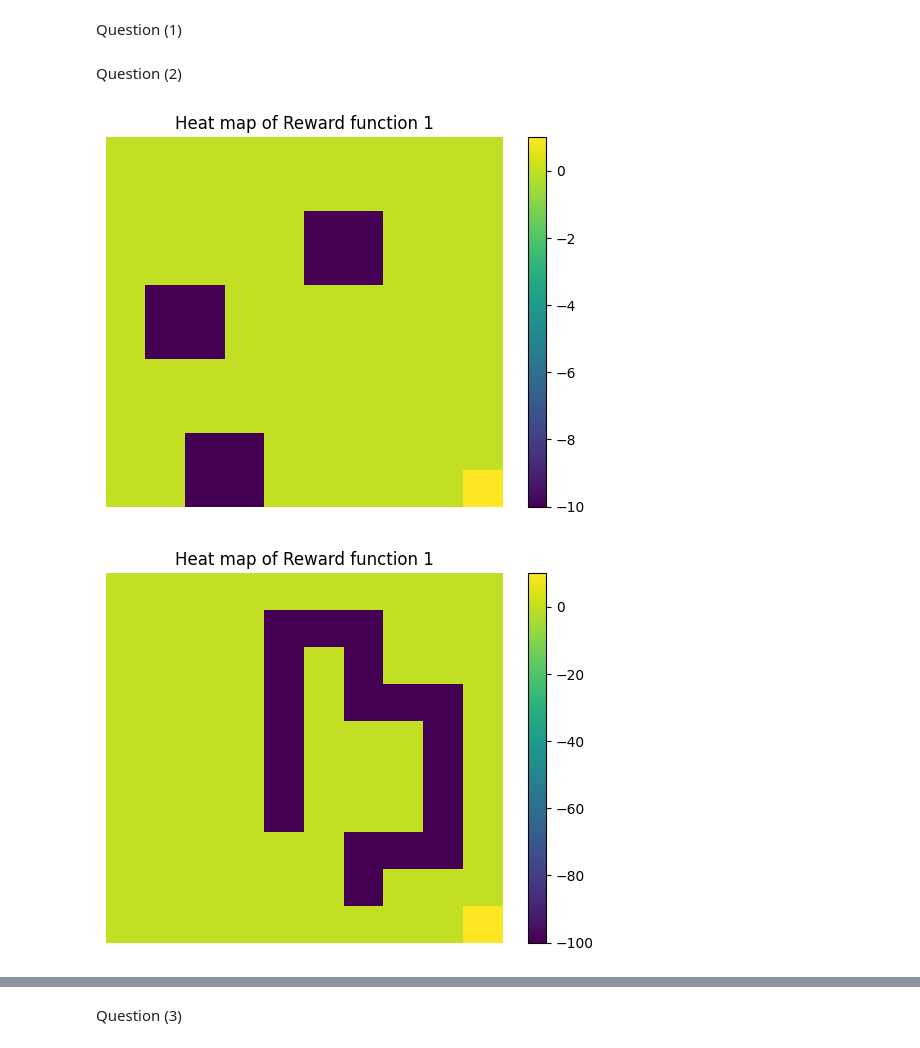
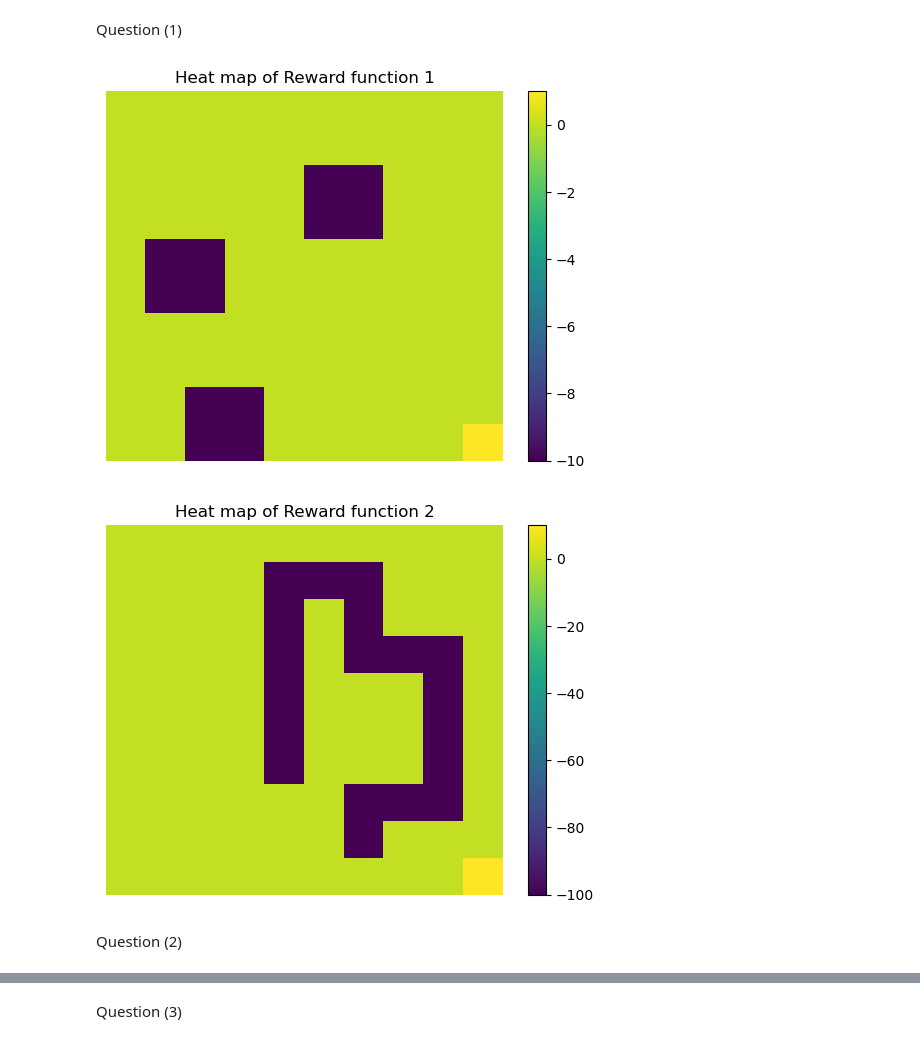
Before and after one commit to hershey890/ece232e, a Jupyter notebook: ece232proj3.ipynb, the cells around one changed output, grey strips where cells are left out. Saved outputs shown, nothing was run; the diff lists cells and outputs as text; code cells hidden in the pictures.

```diff
--- a/ece232proj3.ipynb
+++ b/ece232proj3.ipynb
@@ -17,2 +192,18 @@ f2 = np.array([[0,0,0,0,0,0,0,0,0,0], [0,0,0,0,-100,-100,-100,0,0,0], [0,0,0,0,-
+# %%
+## For visualization generating the heat map of the ground truth reward
+plt.pcolor(np.flipud(Gridworld.f1))
+plt.colorbar()
+plt.axis('off')
+plt.title('Heat map of Reward function 1')
+plt.show()
+
+plt.pcolor(np.flipud(Gridworld.f2))
+plt.colorbar()
+plt.axis('off')
+plt.title('Heat map of Reward function 2')
+plt.show()
+# %% [output]
+[figure, added]
+[figure, added]
 # %% [markdown]
 Question (2)
@@ -203,17 +209,0 @@ gw = Gridworld(grid_size, wind, discount, reward_func)
-# %%
-## For visualization generating the heat map of the ground truth reward
-
-plt.pcolor(np.flipud(f1))
-plt.colorbar()
-plt.axis('off')
-plt.title('Heat map of Reward function 1')
-plt.show()
-
-plt.pcolor(np.flipud(f2))
-plt.colorbar()
-plt.axis('off')
-plt.title('Heat map of Reward function 1')
-plt.show()
-# %% [output]
-[figure, removed]
-[figure, removed]
```
Also changed, not shown: parts of 29 cells of this notebook.
